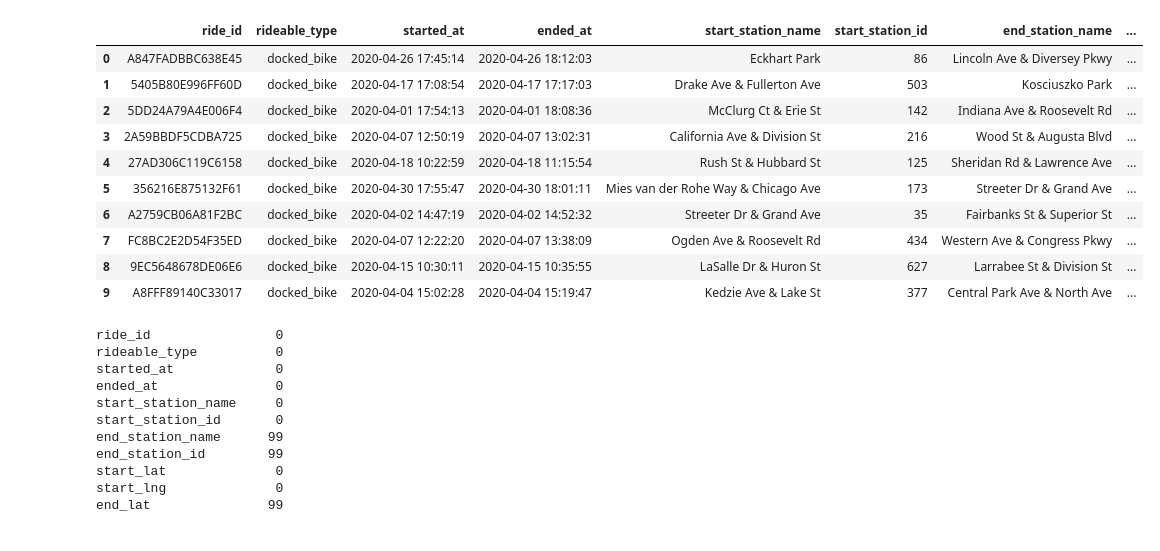
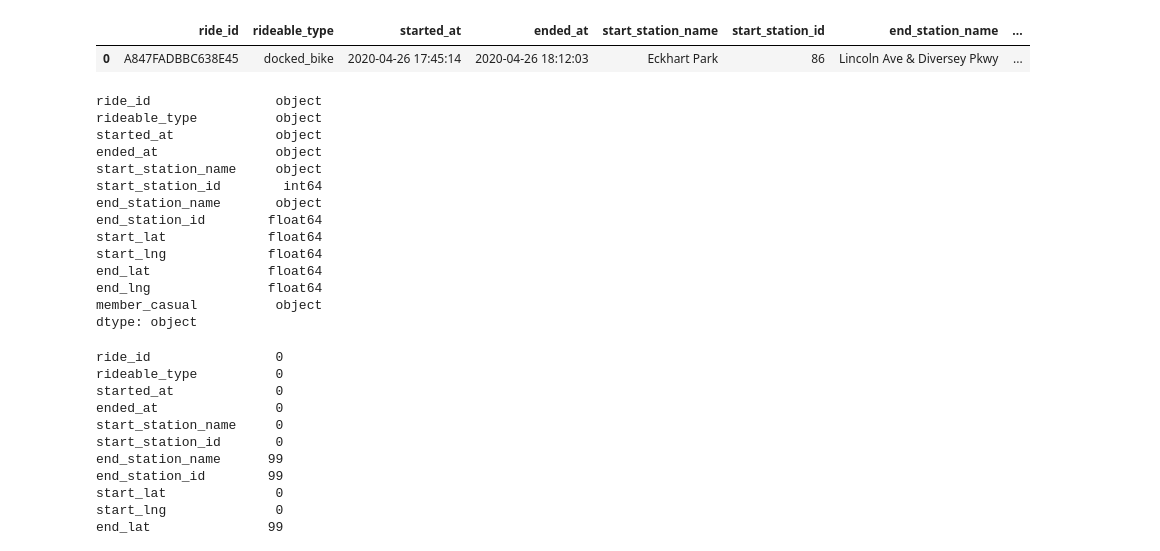
Before and after one commit to Alejolamilla/Cyclistic_Data_Analysis, a Jupyter notebook: Cyclistic_Data_Analysis.ipynb, the cells around one changed output. Drawn from its saved outputs; the diff is of its cells as text; code cells hidden in the pictures.

```diff
--- a/Cyclistic_Data_Analysis.ipynb
+++ b/Cyclistic_Data_Analysis.ipynb
@@ -7,18 +4,26 @@ Intel MKL WARNING: Support of Intel(R) Streaming SIMD Extensions 4.2 (Intel(R) S
 # %%
 df = pd.read_csv("./BD/202004-divvy-tripdata.csv")
-df.head(10)
+df.head(1)
 # %% [output]
 |  | ride_id | rideable_type | started_at | ended_at | start_station_name | start_station_id | end_station_name | ... |
 | 0 | A847FADBBC638E45 | docked_bike | 2020-04-26 17:45:14 | 2020-04-26 18:12:03 | Eckhart Park | 86 | Lincoln Ave & Diversey Pkwy | ... |
-| 1 | 5405B80E996FF60D | docked_bike | 2020-04-17 17:08:54 | 2020-04-17 17:17:03 | Drake Ave & Fullerton Ave | 503 | Kosciuszko Park | ... |
-| 2 | 5DD24A79A4E006F4 | docked_bike | 2020-04-01 17:54:13 | 2020-04-01 18:08:36 | McClurg Ct & Erie St | 142 | Indiana Ave & Roosevelt Rd | ... |
-| 3 | 2A59BBDF5CDBA725 | docked_bike | 2020-04-07 12:50:19 | 2020-04-07 13:02:31 | California Ave & Division St | 216 | Wood St & Augusta Blvd | ... |
-| 4 | 27AD306C119C6158 | docked_bike | 2020-04-18 10:22:59 | 2020-04-18 11:15:54 | Rush St & Hubbard St | 125 | Sheridan Rd & Lawrence Ave | ... |
-| 5 | 356216E875132F61 | docked_bike | 2020-04-30 17:55:47 | 2020-04-30 18:01:11 | Mies van der Rohe Way & Chicago Ave | 173 | Streeter Dr & Grand Ave | ... |
-| 6 | A2759CB06A81F2BC | docked_bike | 2020-04-02 14:47:19 | 2020-04-02 14:52:32 | Streeter Dr & Grand Ave | 35 | Fairbanks St & Superior St | ... |
-| 7 | FC8BC2E2D54F35ED | docked_bike | 2020-04-07 12:22:20 | 2020-04-07 13:38:09 | Ogden Ave & Roosevelt Rd | 434 | Western Ave & Congress Pkwy | ... |
-| 8 | 9EC5648678DE06E6 | docked_bike | 2020-04-15 10:30:11 | 2020-04-15 10:35:55 | LaSalle Dr & Huron St | 627 | Larrabee St & Division St | ... |
-| 9 | A8FFF89140C33017 | docked_bike | 2020-04-04 15:02:28 | 2020-04-04 15:19:47 | Kedzie Ave & Lake St | 377 | Central Park Ave & North Ave | ... |
+# %%
+df.dtypes
+# %% [output]
+ride_id                object
+rideable_type          object
+started_at             object
+ended_at               object
+start_station_name     object
+start_station_id        int64
+end_station_name       object
+end_station_id        float64
+start_lat             float64
+start_lng             float64
+end_lat               float64
+end_lng               float64
+member_casual          object
+dtype: object
 # %%
 # Are there null values?
 df.isnull().sum()
```
Also changed, not shown: parts of 8 cells of this notebook.
